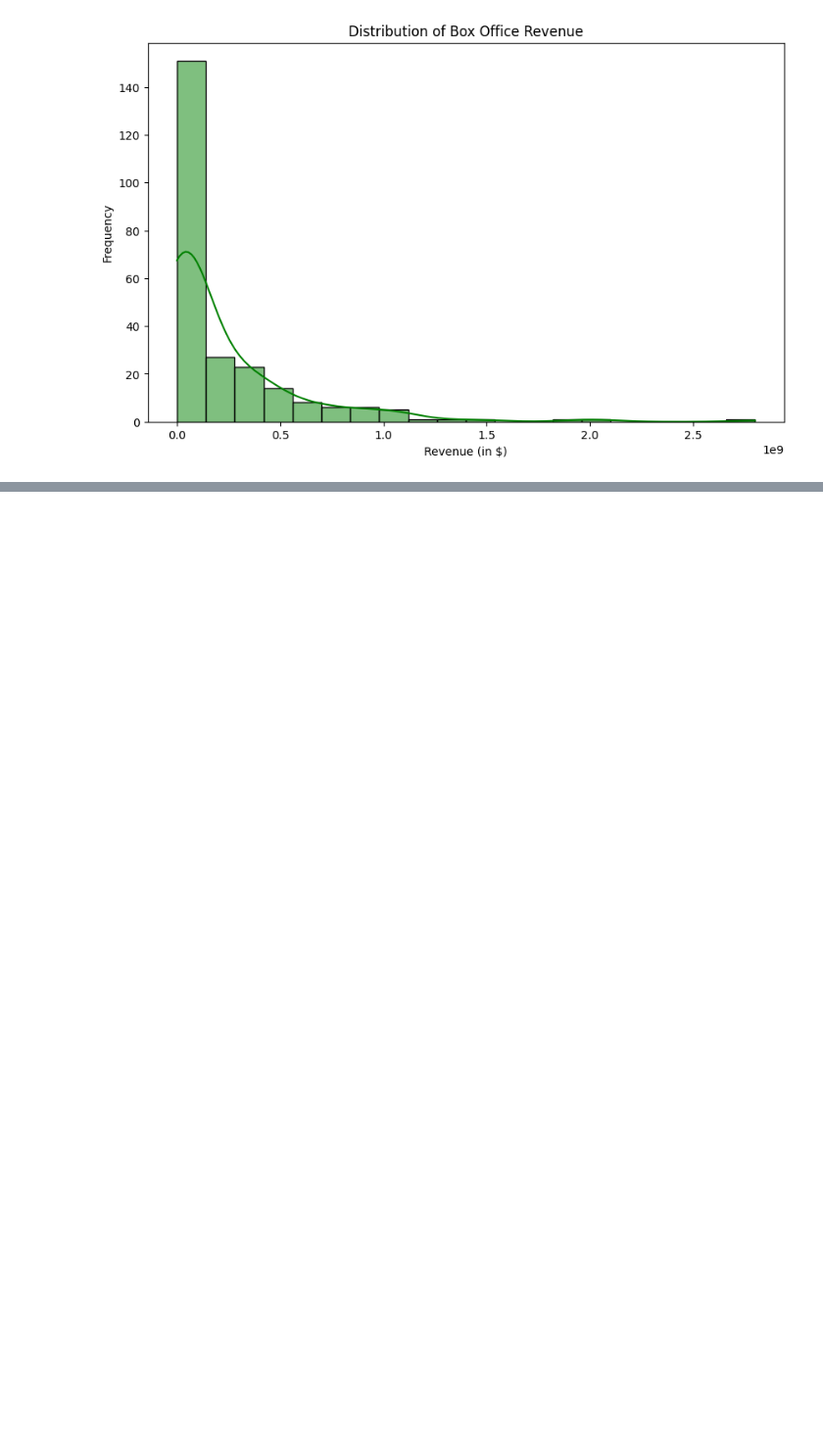
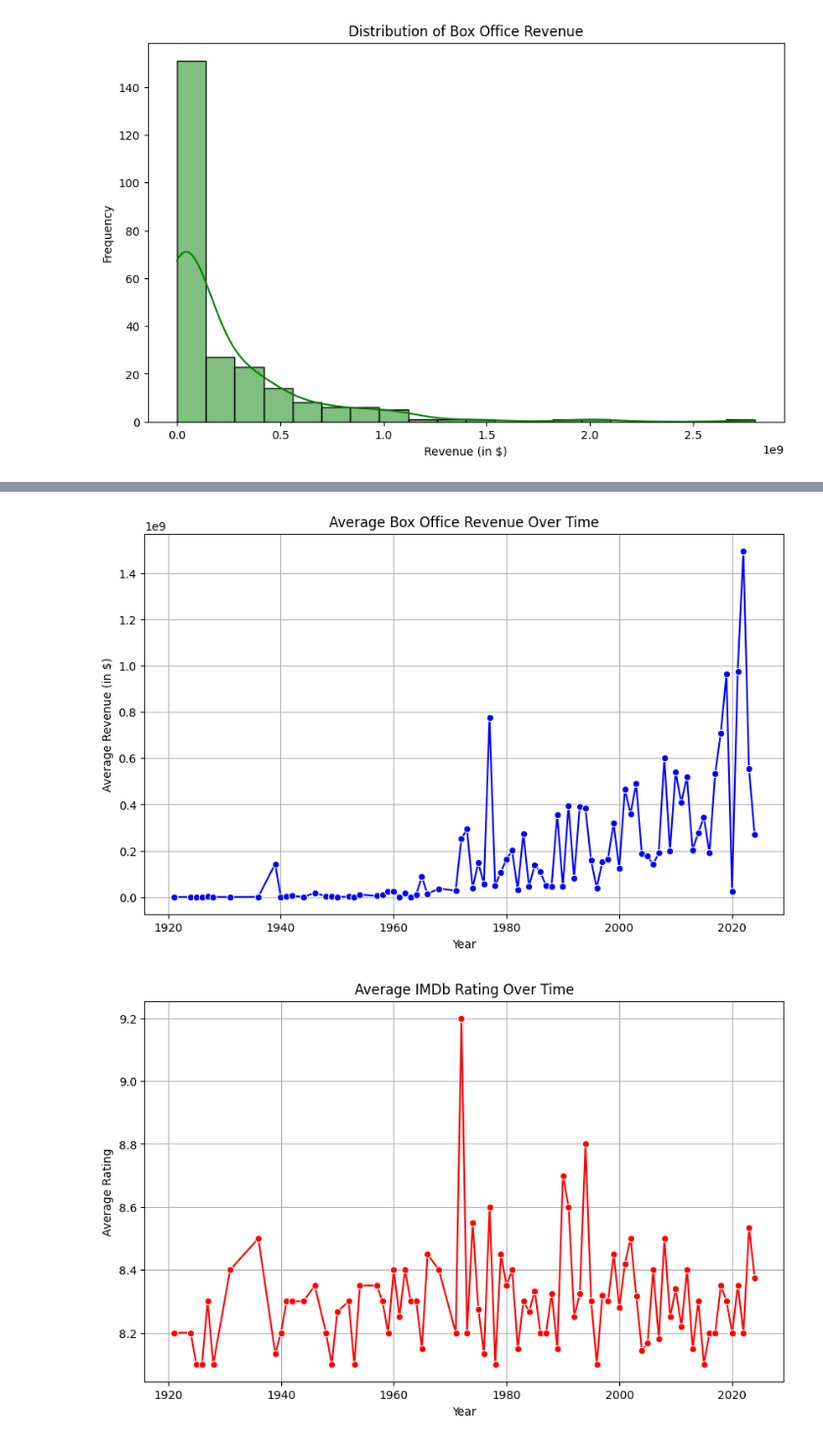
Before and after one commit to lfernando123/EDA-For-IMDbFilms, a Jupyter notebook: notebooks/eda.ipynb, the cells around one changed output, grey strips where cells are left out. Shown at 98% size. Saved outputs shown, nothing was run; the diff lists cells and outputs as text; code cells hidden in the pictures; blank space fills up the shorter version.

```diff
--- a/notebooks/eda.ipynb
+++ b/notebooks/eda.ipynb
@@ -327,0 +338,27 @@ plt.show()
+# %%
+# Group by Year and calculate mean revenue and rating
+trends = df.groupby('Year').agg({
+    'Box Office Revenue': 'mean',
+    'IMDb Rating': 'mean'
+}).reset_index()
+
+# Line plot for average revenue over time
+plt.figure(figsize=(10, 6))
+sns.lineplot(x='Year', y='Box Office Revenue', data=trends, marker='o', color='blue')
+plt.title("Average Box Office Revenue Over Time")
+plt.xlabel("Year")
+plt.ylabel("Average Revenue (in $)")
+plt.grid(True)
+plt.show()
+
+# Line plot for average rating over time
+plt.figure(figsize=(10, 6))
+sns.lineplot(x='Year', y='IMDb Rating', data=trends, marker='o', color='red')
+plt.title("Average IMDb Rating Over Time")
+plt.xlabel("Year")
+plt.ylabel("Average Rating")
+plt.grid(True)
+plt.show()
+# %% [output]
+[figure, added]
+[figure, added]
```
Also changed, not shown: parts of 4 cells of this notebook.
